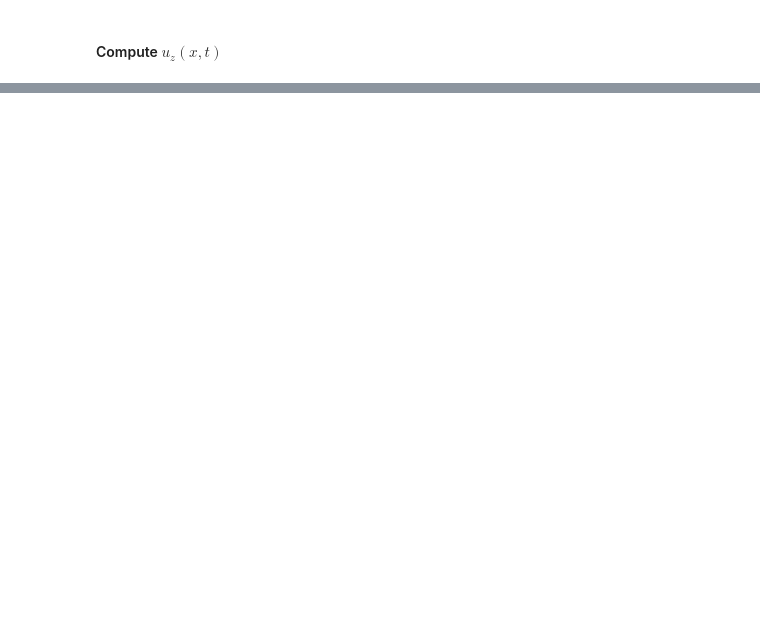
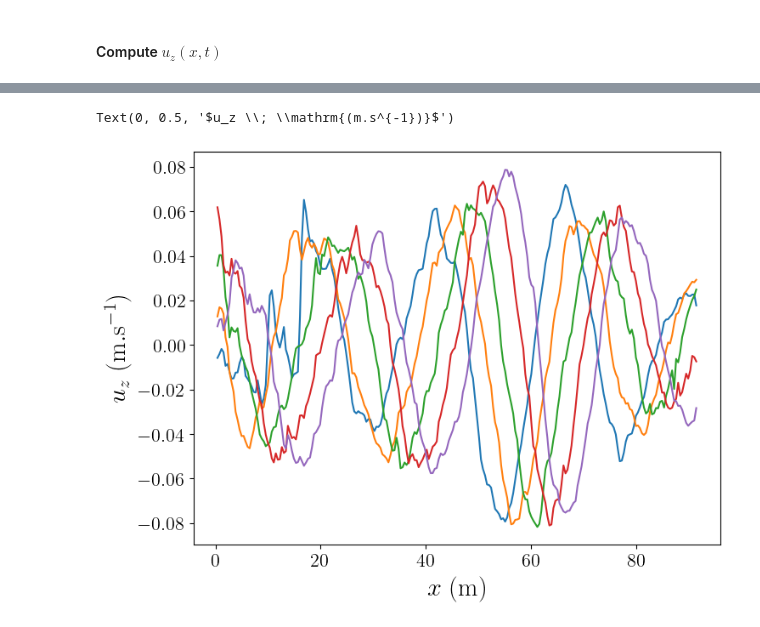
Before and after one commit to Turbotice/icewave, a Jupyter notebook: icewave/sebastien/BicWin2024/Projection_ux_uz_PIV.ipynb, the cells around one changed output, grey strips where cells are left out. Saved outputs shown, nothing was run; the diff lists cells and outputs as text; code cells hidden in the pictures; blank space fills up the shorter version.

```diff
--- a/icewave/sebastien/BicWin2024/Projection_ux_uz_PIV.ipynb
+++ b/icewave/sebastien/BicWin2024/Projection_ux_uz_PIV.ipynb
@@ -174,10 +200,9 @@ Text(0, 0.5, '$V_y$')
 # %%
 uz = np.zeros((Vy.shape[0],Vy.shape[2])) # create array for uz
 
-frame = 0
-field = Vy[:,:,frame]
-
-for idx_x in range(uz.shape[0]):
-    f_thetaphi = np.tan(theta[:,idx_x])*np.sin(phi[:,idx_x])
-    p = np.polyfit(f_thetaphi,field[idx_x,:],1)
-    uz[idx_x,frame] = p[0]
+for frame in range(uz.shape[1]):
+    field = Vy[:,:,frame]
+    for idx_x in range(uz.shape[0]):
+        f_thetaphi = np.tan(theta[:,idx_x])*np.sin(phi[:,idx_x])
+        p = np.polyfit(f_thetaphi,field[idx_x,:],1)
+        uz[idx_x,frame] = p[0]
@@ -206,0 +209,13 @@ print(scale_V)
+# %%
+norm = colors.Normalize(vmin = 0,vmax = uz.shape[1])
+
+fig, ax = plt.subplots()
+for frame in range(0,100,20):
+    # current_color = new_blues(norm(frame))
+    ax.plot(S['x'],uz[:,frame])
+
+ax.set_xlabel(r'$x \; \mathrm{(m)}$')
+ax.set_ylabel(r'$u_z \; \mathrm{(m.s^{-1})}$')
+# %% [output]
+Text(0, 0.5, '$u_z \\; \\mathrm{(m.s^{-1})}$')
+[figure, added]
```
Also changed, not shown: parts of 24 cells of this notebook.
